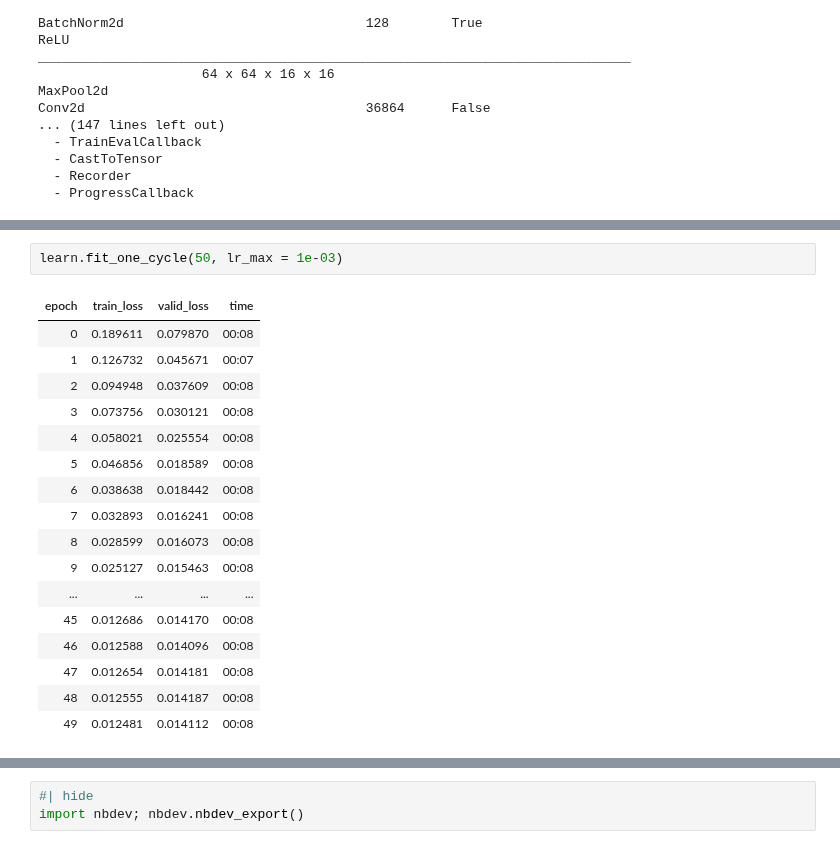
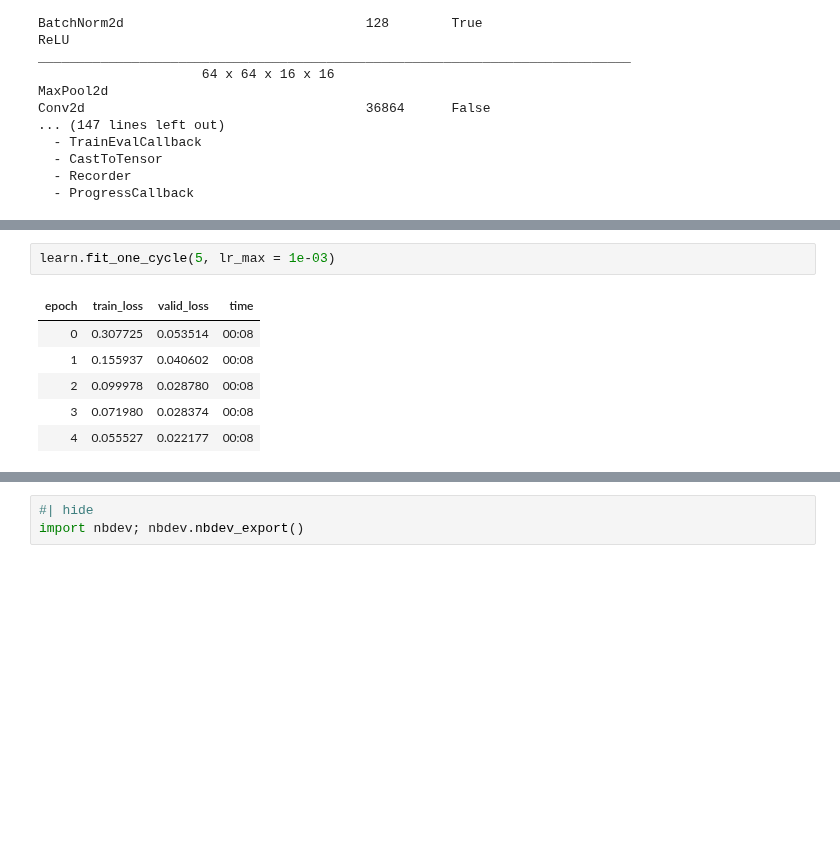
Before and after one commit to bmandracchia/Noise2Model, a Jupyter notebook: nbs/92_demo_demo2.ipynb, the cells around one changed output, grey strips where cells are left out. Saved outputs shown, nothing was run; the diff lists cells and outputs as text; blank space fills up the shorter version.

```diff
--- a/nbs/92_demo_demo2.ipynb
+++ b/nbs/92_demo_demo2.ipynb
@@ -90,23 +90,12 @@ SuggestedLRs(valley=0.0003981071640737355)
 # %%
-learn.fit_one_cycle(50, lr_max = 1e-03)
+learn.fit_one_cycle(5, lr_max = 1e-03)
 # %% [output]
 | epoch | train_loss | valid_loss | time |
-| 0 | 0.189611 | 0.079870 | 00:08 |
-| 1 | 0.126732 | 0.045671 | 00:07 |
-| 2 | 0.094948 | 0.037609 | 00:08 |
-| 3 | 0.073756 | 0.030121 | 00:08 |
-| 4 | 0.058021 | 0.025554 | 00:08 |
-| 5 | 0.046856 | 0.018589 | 00:08 |
-| 6 | 0.038638 | 0.018442 | 00:08 |
-| 7 | 0.032893 | 0.016241 | 00:08 |
-| 8 | 0.028599 | 0.016073 | 00:08 |
-| 9 | 0.025127 | 0.015463 | 00:08 |
-| ... | ... | ... | ... |
-| 45 | 0.012686 | 0.014170 | 00:08 |
-| 46 | 0.012588 | 0.014096 | 00:08 |
-| 47 | 0.012654 | 0.014181 | 00:08 |
-| 48 | 0.012555 | 0.014187 | 00:08 |
-| 49 | 0.012481 | 0.014112 | 00:08 |
+| 0 | 0.307725 | 0.053514 | 00:08 |
+| 1 | 0.155937 | 0.040602 | 00:08 |
+| 2 | 0.099978 | 0.028780 | 00:08 |
+| 3 | 0.071980 | 0.028374 | 00:08 |
+| 4 | 0.055527 | 0.022177 | 00:08 |
 # %%
 learn.show_results(max_n=10, cmap='gray')
 # %% [output]
```
Also changed, not shown: parts of 3 cells of this notebook, 1 other file.
